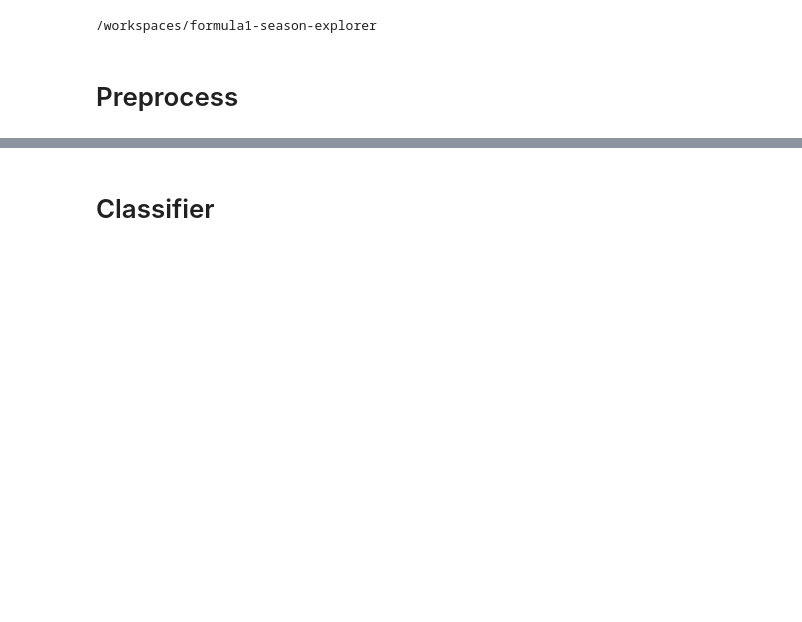
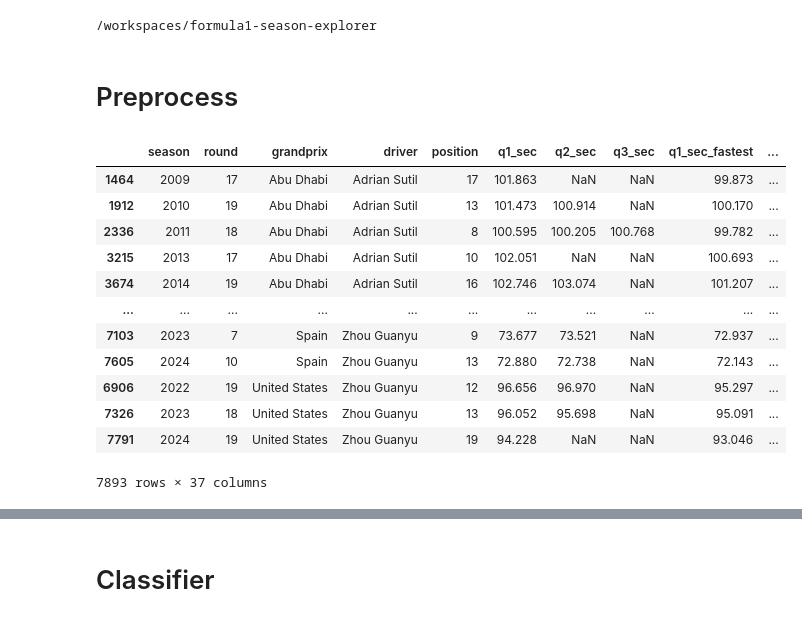
Before and after one commit to YoshimatsuSaito/formula1-season-explorer, a Jupyter notebook: notebooks/create_model.ipynb, the cells around one changed output, grey strips where cells are left out. Saved outputs shown, nothing was run; the diff lists cells and outputs as text; code cells hidden in the pictures; blank space fills up the shorter version.

```diff
--- a/notebooks/create_model.ipynb
+++ b/notebooks/create_model.ipynb
@@ -29,0 +32,16 @@ model_input_data = ModelInputData(df=df)
+# %%
+df
+# %% [output]
+|  | season | round | grandprix | driver | position | q1_sec | q2_sec | q3_sec | q1_sec_fastest | ... |
+| 1464 | 2009 | 17 | Abu Dhabi | Adrian Sutil | 17 | 101.863 | NaN | NaN | 99.873 | ... |
+| 1912 | 2010 | 19 | Abu Dhabi | Adrian Sutil | 13 | 101.473 | 100.914 | NaN | 100.170 | ... |
+| 2336 | 2011 | 18 | Abu Dhabi | Adrian Sutil | 8 | 100.595 | 100.205 | 100.768 | 99.782 | ... |
+| 3215 | 2013 | 17 | Abu Dhabi | Adrian Sutil | 10 | 102.051 | NaN | NaN | 100.693 | ... |
+| 3674 | 2014 | 19 | Abu Dhabi | Adrian Sutil | 16 | 102.746 | 103.074 | NaN | 101.207 | ... |
+| ... | ... | ... | ... | ... | ... | ... | ... | ... | ... | ... |
+| 7103 | 2023 | 7 | Spain | Zhou Guanyu | 9 | 73.677 | 73.521 | NaN | 72.937 | ... |
+| 7605 | 2024 | 10 | Spain | Zhou Guanyu | 13 | 72.880 | 72.738 | NaN | 72.143 | ... |
+| 6906 | 2022 | 19 | United States | Zhou Guanyu | 12 | 96.656 | 96.970 | NaN | 95.297 | ... |
+| 7326 | 2023 | 18 | United States | Zhou Guanyu | 13 | 96.052 | 95.698 | NaN | 95.091 | ... |
+| 7791 | 2024 | 19 | United States | Zhou Guanyu | 19 | 94.228 | NaN | NaN | 93.046 | ... |
+7893 rows × 37 columns
```
Also changed, not shown: parts of 22 cells of this notebook, 6 other files.
